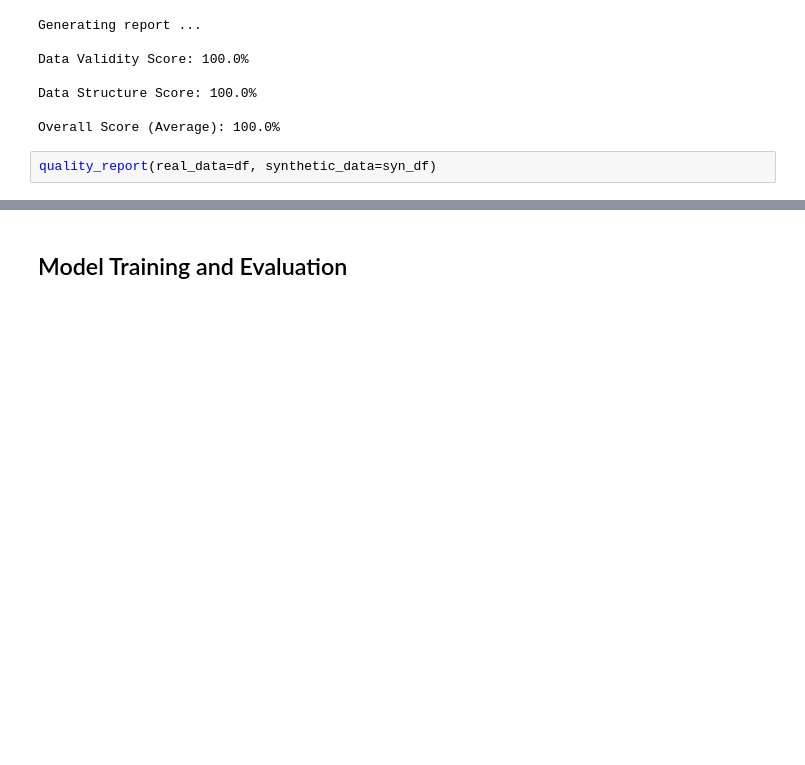
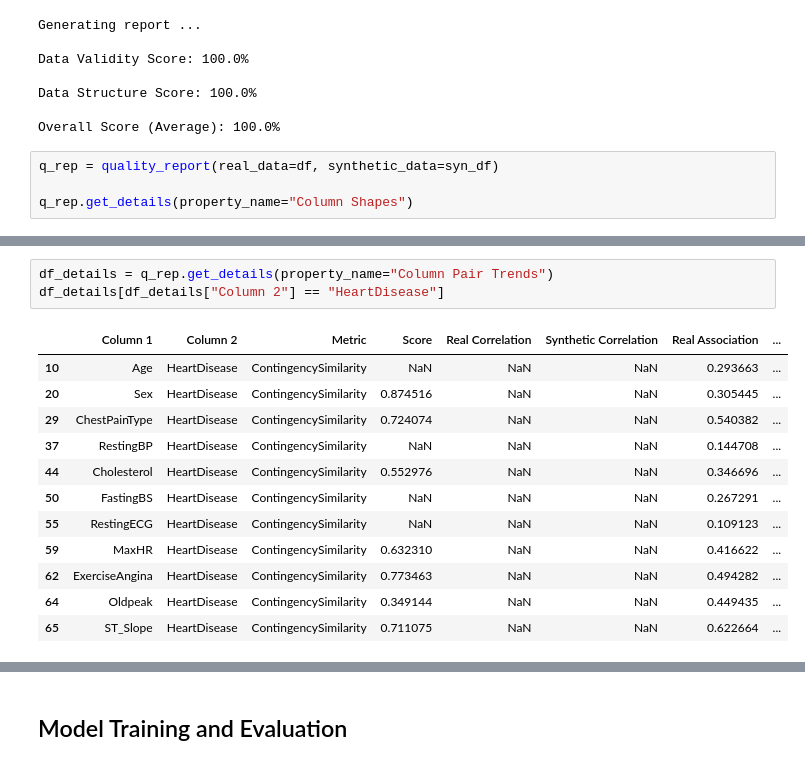
Before and after one commit to RickCraco/computer-science-project, a Jupyter notebook: notebooks/heart_disease_classification_ctgan_xai.ipynb, the cells around one changed output, grey strips where cells are left out. Saved outputs shown, nothing was run; the diff lists cells and outputs as text; blank space fills up the shorter version.

```diff
--- a/notebooks/heart_disease_classification_ctgan_xai.ipynb
+++ b/notebooks/heart_disease_classification_ctgan_xai.ipynb
@@ -634,7 +634,9 @@ Data Structure Score: 100.0%
 
 Overall Score (Average): 100.0%
 # %%
-quality_report(real_data=df, synthetic_data=syn_df)
+q_rep = quality_report(real_data=df, synthetic_data=syn_df)
+
+q_rep.get_details(property_name="Column Shapes")
 # %% [output]
 Generating report ...
 
@@ -647 +661,17 @@ Overall Score (Average): 73.13%
+# %%
+df_details = q_rep.get_details(property_name="Column Pair Trends")
+df_details[df_details["Column 2"] == "HeartDisease"]
+# %% [output]
+|  | Column 1 | Column 2 | Metric | Score | Real Correlation | Synthetic Correlation | Real Association | ... |
+| 10 | Age | HeartDisease | ContingencySimilarity | NaN | NaN | NaN | 0.293663 | ... |
+| 20 | Sex | HeartDisease | ContingencySimilarity | 0.874516 | NaN | NaN | 0.305445 | ... |
+| 29 | ChestPainType | HeartDisease | ContingencySimilarity | 0.724074 | NaN | NaN | 0.540382 | ... |
+| 37 | RestingBP | HeartDisease | ContingencySimilarity | NaN | NaN | NaN | 0.144708 | ... |
+| 44 | Cholesterol | HeartDisease | ContingencySimilarity | 0.552976 | NaN | NaN | 0.346696 | ... |
+| 50 | FastingBS | HeartDisease | ContingencySimilarity | NaN | NaN | NaN | 0.267291 | ... |
+| 55 | RestingECG | HeartDisease | ContingencySimilarity | NaN | NaN | NaN | 0.109123 | ... |
+| 59 | MaxHR | HeartDisease | ContingencySimilarity | 0.632310 | NaN | NaN | 0.416622 | ... |
+| 62 | ExerciseAngina | HeartDisease | ContingencySimilarity | 0.773463 | NaN | NaN | 0.494282 | ... |
+| 64 | Oldpeak | HeartDisease | ContingencySimilarity | 0.349144 | NaN | NaN | 0.449435 | ... |
+| 65 | ST_Slope | HeartDisease | ContingencySimilarity | 0.711075 | NaN | NaN | 0.622664 | ... |
 # %% [markdown]
```
Also changed, not shown: parts of 3 cells of this notebook.
